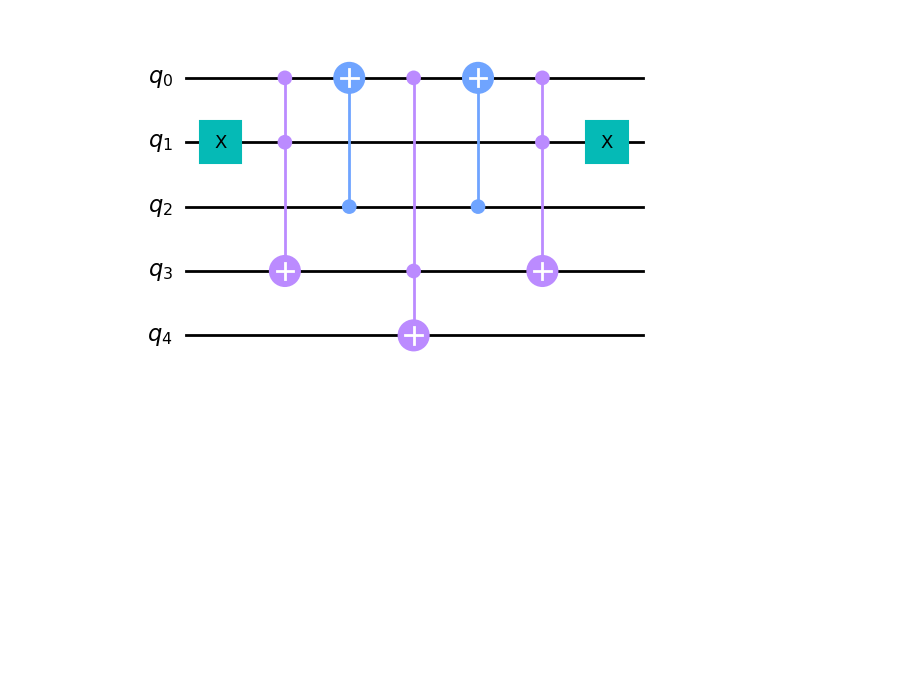
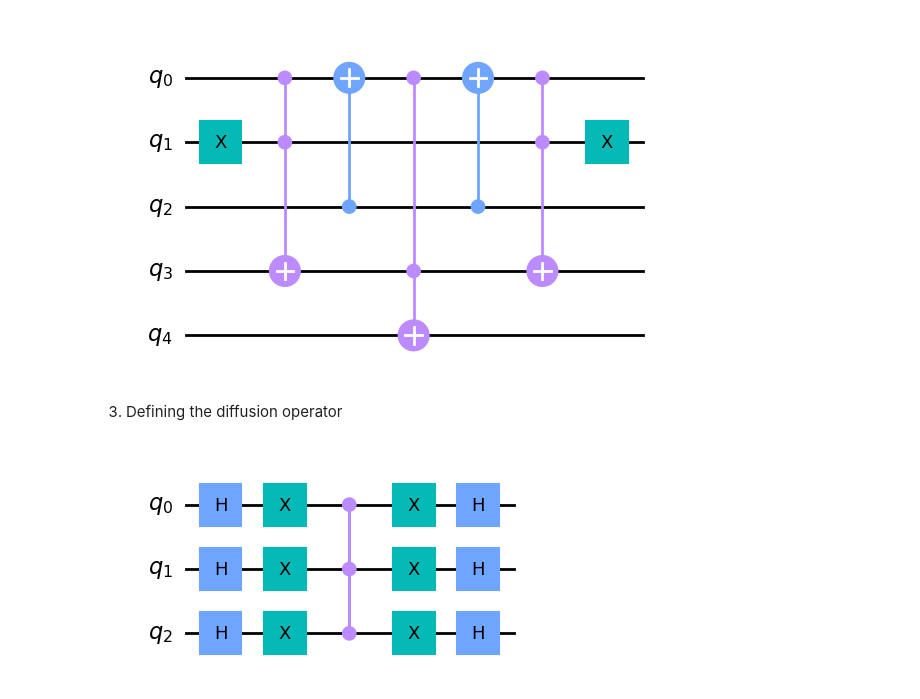
Before and after one commit to TheBarzani/vcgc, a Jupyter notebook: simple_vertex_coloring_grover.ipynb, the cells around one changed output. Cells and saved outputs as stored; diff of their text form; code cells hidden in the pictures; blank space fills up the shorter version.

```diff
--- a/simple_vertex_coloring_grover.ipynb
+++ b/simple_vertex_coloring_grover.ipynb
@@ -44,3 +44,17 @@ grover_oracle.x(1)
 grover_oracle.draw('mpl',style='clifford')
 # %% [output]
 [figure]
+# %% [markdown]
+3. Defining the diffusion operator
+# %%
+# Create a quantum subcircuit for grover diffusion operator
+grover_diffusion = QuantumCircuit(3, name="grover_diffusion")
+grover_diffusion.h([0,1,2])
+grover_diffusion.x([0,1,2])
+grover_diffusion.ccz(0,1,2)
+grover_diffusion.x([0,1,2])
+grover_diffusion.h([0,1,2])
+
+grover_diffusion.draw('mpl',style='clifford')
+# %% [output]
+[figure, added]
```
Also changed, not shown: parts of 7 cells of this notebook.
